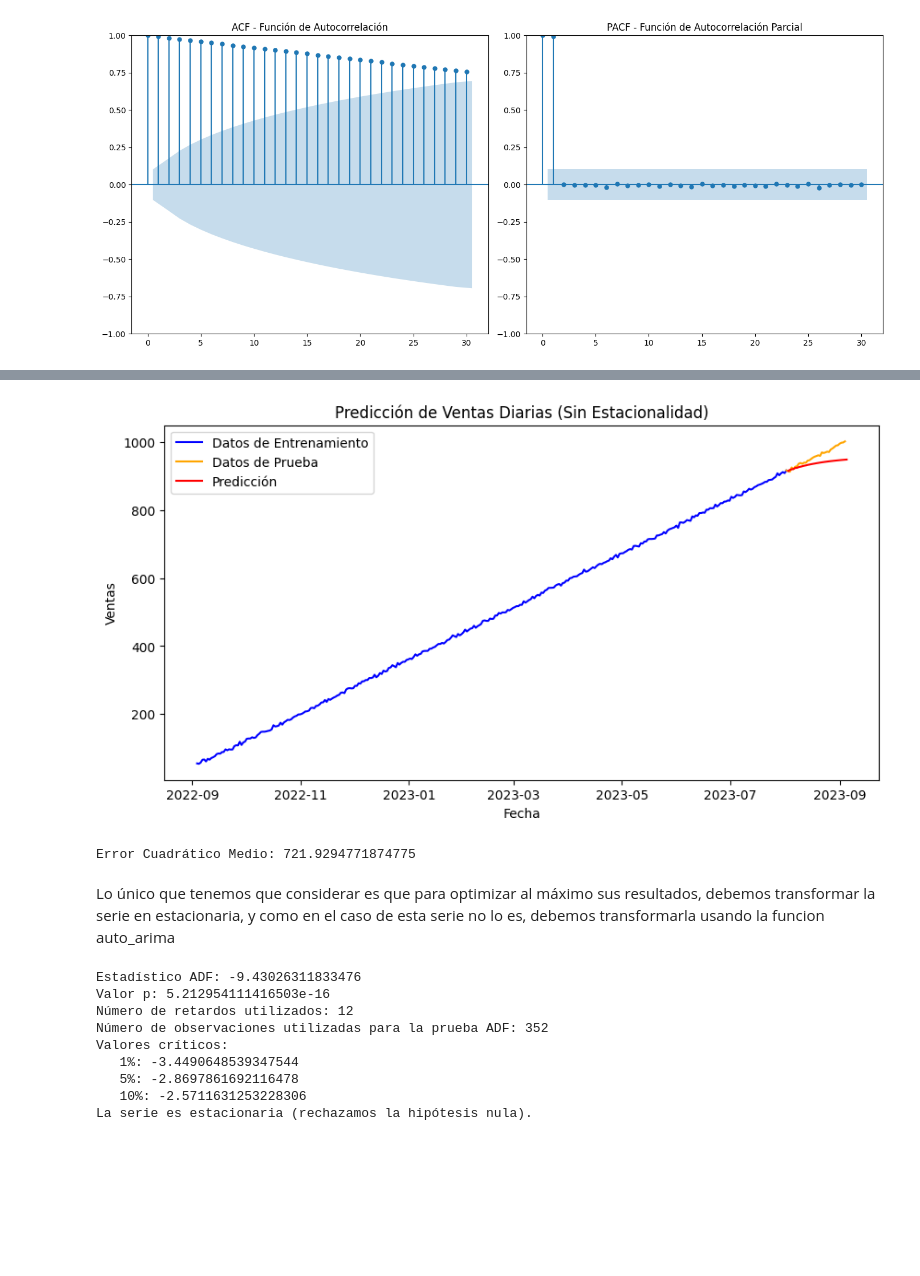
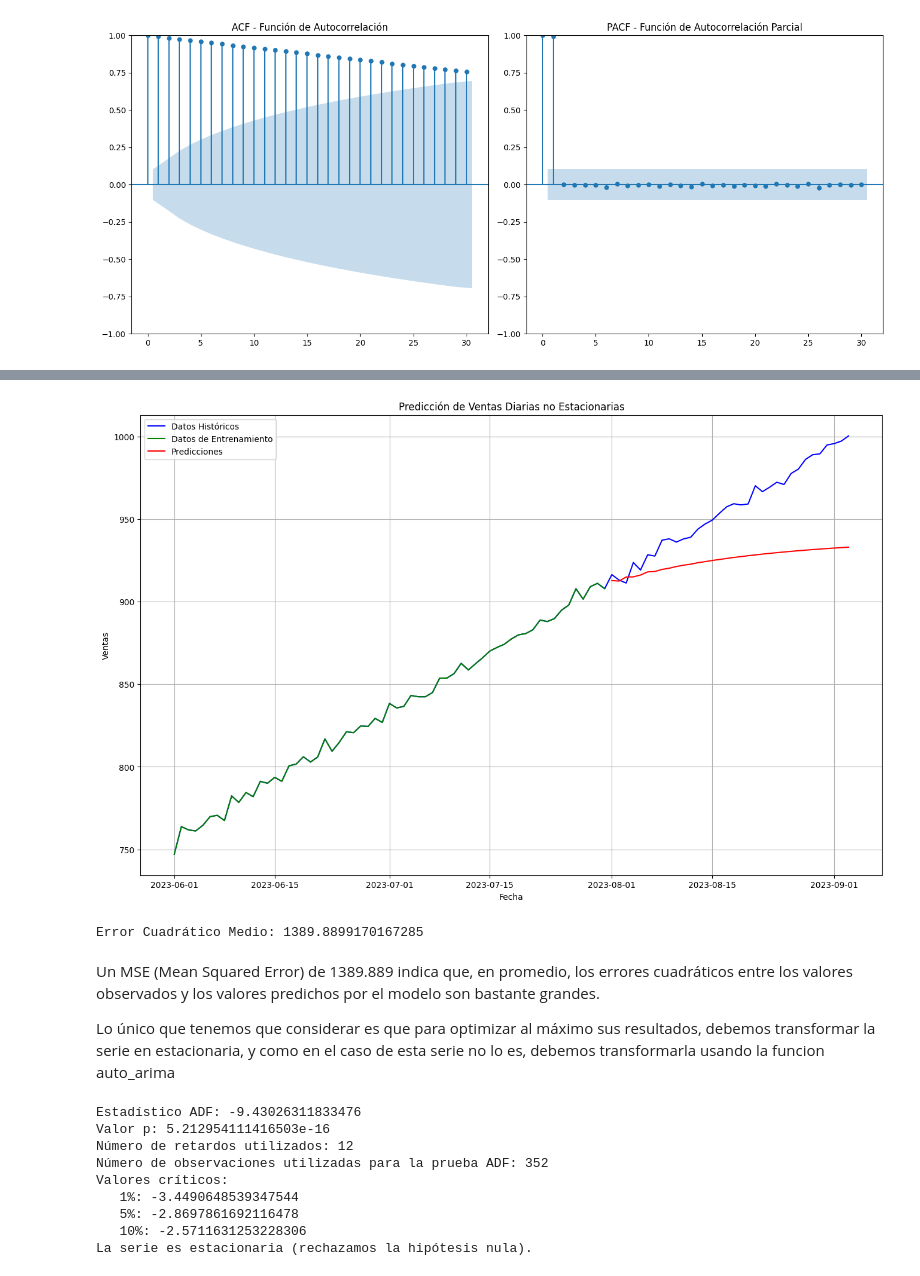
Before and after one commit to EduGarciaB/Alternative_Temporal_Series, a Jupyter notebook: src/explore.ipynb, the cells around one changed output, grey strips where cells are left out. Drawn from its saved outputs; the diff is of its cells as text; code cells hidden in the pictures; blank space fills up the shorter version.

```diff
--- a/src/explore.ipynb
+++ b/src/explore.ipynb
@@ -38,0 +28,4 @@ plt.show()
+# %%
+# Convertir el índice a solo la fecha
+df_sales.index = df_sales.index.date
+df_sales
@@ -150,41 +259,70 @@ plt.show()
 # %%
 #Entrenamos Modelo ARIMA
 from statsmodels.tsa.arima.model import ARIMA
 from sklearn.metrics import mean_squared_error
 
 # Modelado ARIMA sin estacionalidad si la serie no es estacionaria
 if result_ADF[1] >= 0.05:
     deseasonalized_data = df_sales['sales'] - seasonal
 
-    # Divide los datos en entrenamiento y prueba
-    train_data = deseasonalized_data[:'2023-08-01']
-    test_data = deseasonalized_data['2023-08-01':]
 
-    # Ajusta el modelo ARIMA
-    model = ARIMA(train_data, order=(5, 1, 0))
-    model_fit = model.fit()
+# Parámetro de margen de tiempo
+start_date = "2023-06"
+end_date = "2023-10"
 
-    # Predicción
-    forecast = model_fit.forecast(steps=len(test_data))
+# Convertir las fechas de inicio y fin a datetime.date
+start_date = pd.to_datetime(start_date).date()
+end_date = pd.to_datetime(end_date).date()
 
-    # Visualiza la predicción
-    plt.figure(figsize=(10, 5))
-    sns.lineplot(data=train_data, label='Datos de Entrenamiento', color='blue')
-    sns.lineplot(data=test_data, label='Datos de Prueba', color='orange')
-    sns.lineplot(data=forecast, label='Predicción', color='red')
-    plt.title('Predicción de Ventas Diarias (Sin Estacionalidad)')
-    plt.xlabel('Fecha')
-    plt.ylabel('Ventas')
-    plt.legend(loc='best')
-    plt.show()
+# Dividir los datos en entrenamiento y prueba
+train_data = df_sales.loc[df_sales.index < pd.to_datetime('2023-08-01').date(), 'sales']
+test_data = df_sales.loc[df_sales.index >= pd.to_datetime('2023-08-01').date(), 'sales']
 
-    # Calcula el MSE
-    mse = mean_squared_error(test_data, forecast)
-    print(f'Error Cuadrático Medio: {mse}')
+# Ajustar el modelo ARIMA
+model = ARIMA(train_data, order=(5, 1, 0))
+model_fit = model.fit()
+
+# Predicción
+forecast = model_fit.forecast(steps=len(test_data))
+forecast.index = test_data.index
+
+# Filtrar los datos históricos
+filtered_sales = df_sales.loc[(df_sales.index >= start_date) & (df_sales.index <= end_date)]
+
+# Filtrar las predicciones
+filtered_forecast = forecast.loc[(forecast.index >= start_date) & (forecast.index <= end_date)]
+
+# Filtrar los datos de entrenamiento
+filtered_train_data = train_data.loc[(train_data.index >= start_date) & (train_data.index <= end_date)]
+
+# Visualizar las predicciones junto con los datos históricos y los datos de entrenamiento
+plt.figure(figsize=(16, 10))
+
+# Datos históricos
+sns.lineplot(x=filtered_sales.index, y=filtered_sales['sales'], label='Datos Históricos', color='blue')
+
+# Datos de entrenamiento
+sns.lineplot(x=filtered_train_data.index, y=filtered_train_data, label='Datos de Entrenamiento', color='green')
+
+# Predicciones
+sns.lineplot(x=filtered_forecast.index, y=filtered_forecast, label='Predicciones', color='red')
+
+plt.title('Predicción de Ventas Diarias no Estacionarias')
+plt.xlabel('Fecha')
+plt.ylabel('Ventas')
+plt.legend()
+plt.grid(True)
+plt.show()
+
+# Calcula el MSE
+mse = mean_squared_error(test_data, forecast)
+print(f'Error Cuadrático Medio: {mse}')
 # %% [output]
-[figure, old version]
+[figure, new version]
-Error Cuadrático Medio: 721.9294771874775
+Error Cuadrático Medio: 1389.8899170167285
 # %% [markdown]
+Un MSE (Mean Squared Error) de 1389.889 indica que, en promedio, los errores cuadráticos entre los valores observados y los valores predichos por el modelo son bastante grandes.
+
 Lo único que tenemos que considerar es que para optimizar al máximo sus resultados, debemos transformar la serie en estacionaria, y como en el caso de esta serie no lo es, debemos transformarla usando la funcion auto_arima
 # %%
 from pmdarima import auto_arima
```
Also changed, not shown: parts of 17 cells of this notebook, 1 other file.
